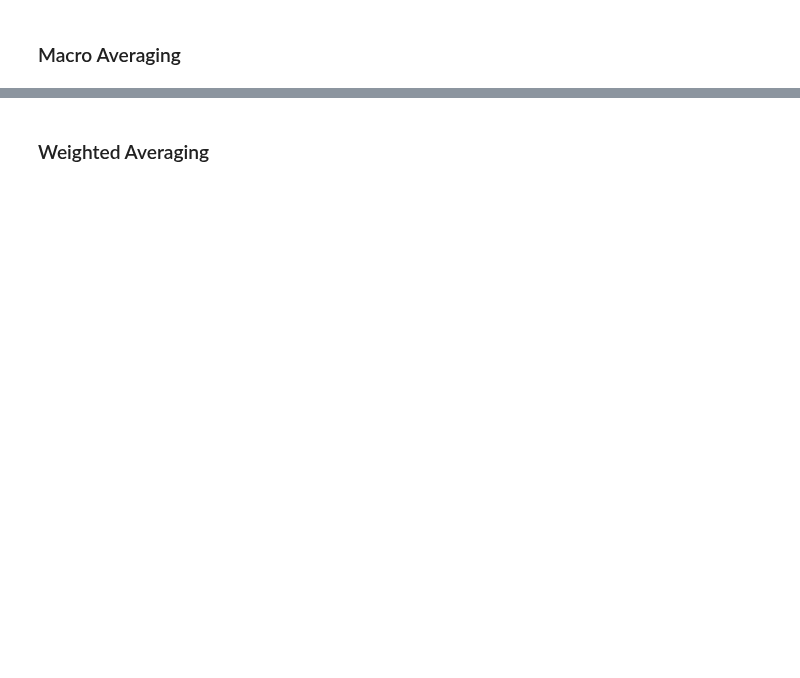
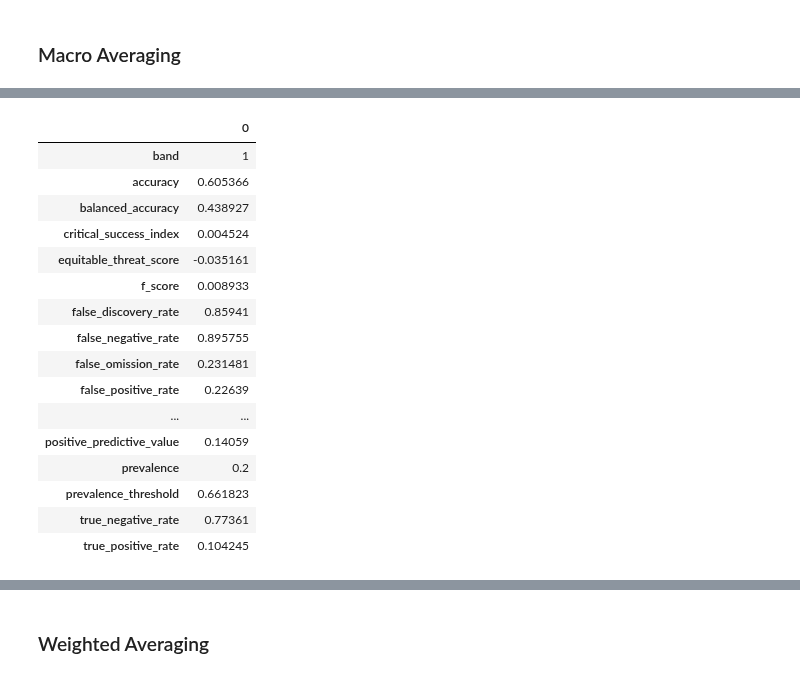
Before and after one commit to NOAA-OWP/gval, a Jupyter notebook: docs/sphinx/SphinxMulticatTutorial.ipynb, the cells around one changed output, grey strips where cells are left out. Cells and saved outputs as stored; diff of their text form; code cells hidden in the pictures; blank space fills up the shorter version.

```diff
--- a/docs/sphinx/SphinxMulticatTutorial.ipynb
+++ b/docs/sphinx/SphinxMulticatTutorial.ipynb
@@ -14,11 +14,11 @@ pd.set_option('display.max_columns', None)
 # %% [markdown]
 ## Load Datasets
 # %%
-candidate = rxr.open_rasterio(f'./candidate_map_multi_categorical.tif',
+candidate = rxr.open_rasterio('./candidate_map_multi_categorical.tif',
                               mask_and_scale=True)
-benchmark = rxr.open_rasterio(f'./benchmark_map_multi_categorical.tif',
+benchmark = rxr.open_rasterio('./benchmark_map_multi_categorical.tif',
                               mask_and_scale=True)
-depth_raster = rxr.open_rasterio(f'./candidate_raw_elevation_multi_categorical.tif',
+depth_raster = rxr.open_rasterio('./candidate_raw_elevation_multi_categorical.tif',
                                 mask_and_scale=True)
 # %% [markdown]
 ## Homogenize Datasets and Make Agreement Map
@@ -120,4 +143,23 @@ The following shows macro averaging and is equivalent to the values of shared co
 # %%
 macro_averaged_metrics = crosstab.gval.compute_categorical_metrics(positive_categories=classes,
                                                                    negative_categories=None,
                                                                    average="macro")
+macro_averaged_metrics.transpose()
+# %% [output]
+|  | 0 |
+| band | 1 |
+| accuracy | 0.605366 |
+| balanced_accuracy | 0.438927 |
+| critical_success_index | 0.004524 |
+| equitable_threat_score | -0.035161 |
+| f_score | 0.008933 |
+| false_discovery_rate | 0.85941 |
+| false_negative_rate | 0.895755 |
+| false_omission_rate | 0.231481 |
+| false_positive_rate | 0.22639 |
+| ... | ... |
+| positive_predictive_value | 0.14059 |
+| prevalence | 0.2 |
+| prevalence_threshold | 0.661823 |
+| true_negative_rate | 0.77361 |
+| true_positive_rate | 0.104245 |
```
Also changed, not shown: parts of 29 cells of this notebook, 2 other files.
